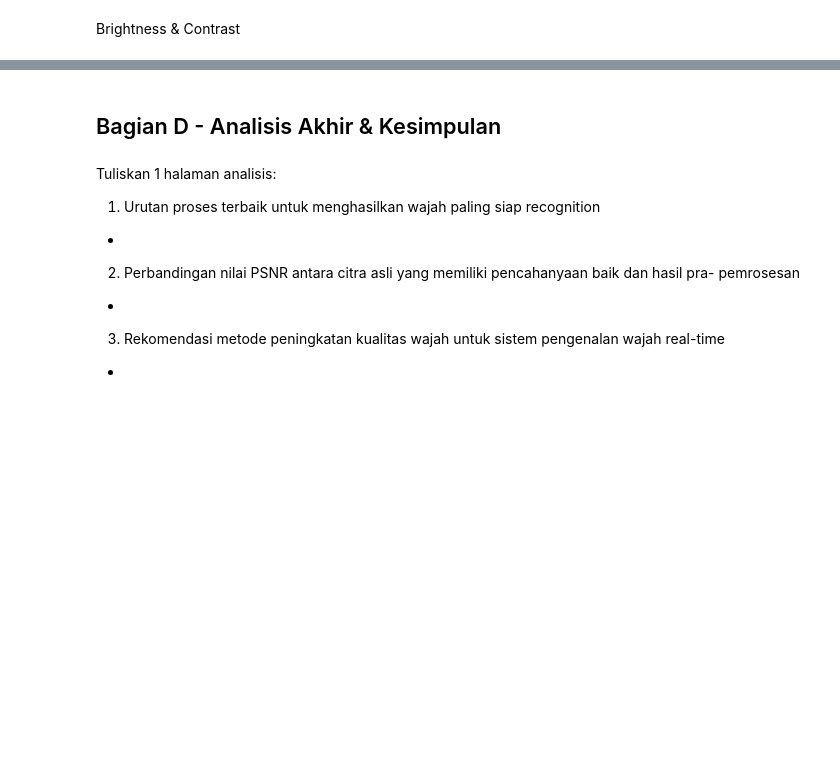
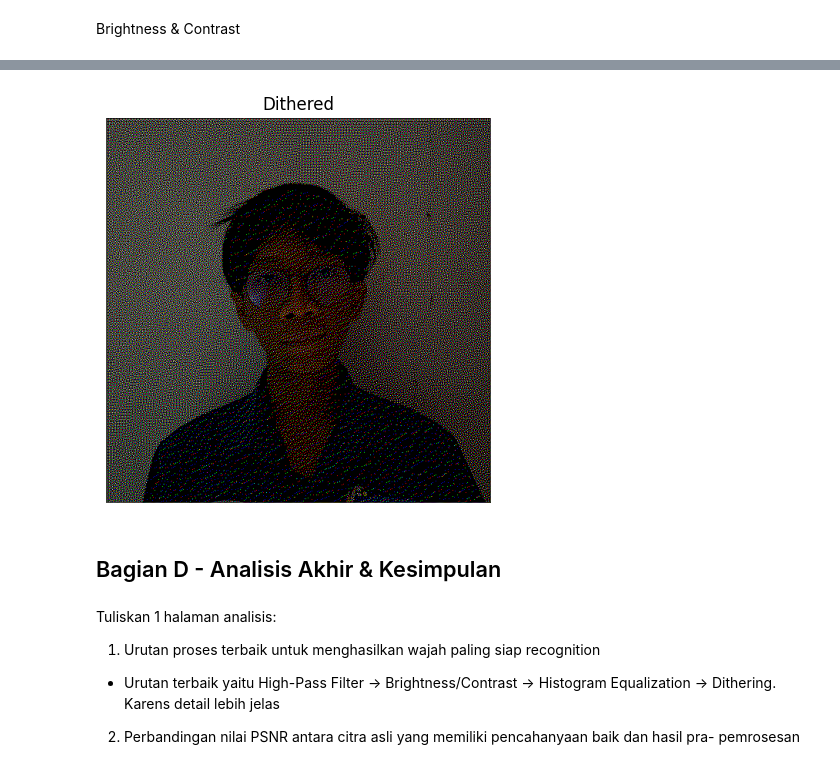
Before and after one commit to dedybayu/PCVK_2025, a Jupyter notebook: week_08/PCVK_CM.ipynb, the cells around one changed output, grey strips where cells are left out. Cells and saved outputs as stored; diff of their text form; code cells hidden in the pictures; blank space fills up the shorter version.

```diff
--- a/week_08/PCVK_CM.ipynb
+++ b/week_08/PCVK_CM.ipynb
@@ -76,2 +74,11 @@ error: OpenCV(4.12.0) D:\a\opencv-python\opencv-python\opencv\modules\imgproc\sr
+# %%
+def show_images(titles, images, cmap='gray'):
+    plt.figure(figsize=(15, 5))
+    for i in range(len(images)):
+        plt.subplot(1, len(images), i + 1)
+        plt.imshow(images[i], cmap=cmap)
+        plt.title(titles[i])
+        plt.axis('off')
+    plt.show()
 # %% [markdown]
 Brightness & Contrast
@@ -77,0 +136,25 @@ Brightness & Contrast
+# %%
+import numpy as np
+import cv2
+
+def floyd_steinberg_dither_rgb(img):
+    """Dithering Floyd–Steinberg untuk gambar RGB 24-bit."""
+    dithered = img.copy().astype(np.float32)
+
+    h, w, c = dithered.shape
+
+    for y in range(h - 1):
+        for x in range(1, w - 1):
+            old_pixel = dithered[y, x].copy()
+
+            new_pixel = np.round(old_pixel / 255) * 255
+            dithered[y, x] = new_pixel
+
+            error = old_pixel - new_pixel
+
+            dithered[y, x + 1]     += error * 7 / 16
+            dithered[y + 1, x - 1] += error * 3 / 16
+            dithered[y + 1, x]     += error * 5 / 16
+            dithered[y + 1, x + 1] += error * 1 / 16
+
+    return np.clip(dithered, 0, 255).astype(np.uint8)
@@ -78,14 +201,22 @@ Brightness & Contrast
+# %%
+face1_asli = cv.imread(f'{base_path}/face1.jpg', cv.IMREAD_COLOR)
+face1_resized = cv.resize(face1_asli, (500, 500), interpolation=cv.INTER_AREA)
+face1_rgb = cv.cvtColor(face1_resized, cv.COLOR_BGR2RGB)
+
+ditering = floyd_steinberg_dither_rgb(face1_rgb)
+show_images(
+    ['Dithered'],
+    [ditering]
+)
+# %% [output]
+[figure, added]
 # %% [markdown]
 ## Bagian D - Analisis Akhir & Kesimpulan
 # %% [markdown]
 Tuliskan 1 halaman analisis:
 
 1. Urutan proses terbaik untuk menghasilkan wajah paling siap recognition
--
+- Urutan terbaik yaitu High-Pass Filter -> Brightness/Contrast -> Histogram Equalization -> Dithering. Karens detail lebih jelas
 
 2. Perbandingan nilai PSNR antara citra asli yang memiliki pencahanyaan baik dan hasil pra-
 pemrosesan
--
-
-3. Rekomendasi metode peningkatan kualitas wajah untuk sistem pengenalan wajah real-time
--
```
Also changed, not shown: parts of 21 cells of this notebook, 4 other files.
